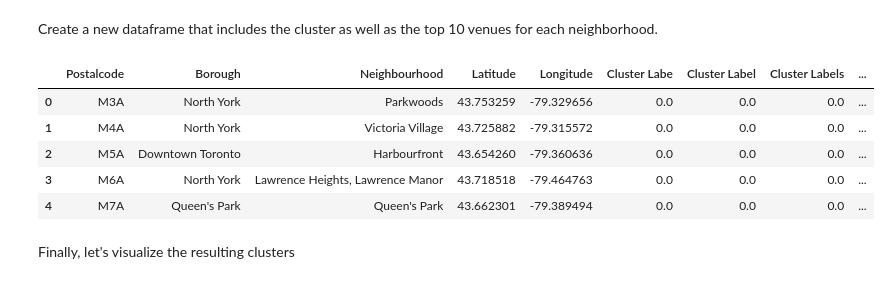
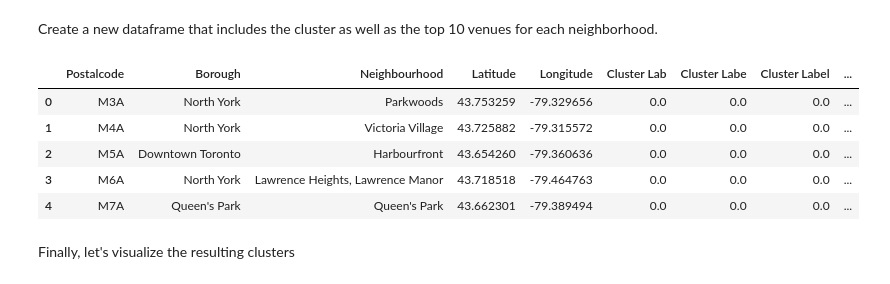
Before and after one commit to dougfreitas/Coursera_Capstone, a Jupyter notebook: Segmenting and Clustering Neighborhood.ipynb, the cells around one changed output. Drawn from its saved outputs; the diff is of its cells as text; code cells hidden in the pictures.

```diff
--- a/Segmenting and Clustering Neighborhood.ipynb
+++ b/Segmenting and Clustering Neighborhood.ipynb
@@ -364,16 +364,16 @@ kmeans.labels_[0:10]
 Create a new dataframe that includes the cluster as well as the top 10 venues for each neighborhood.
 # %%
 # add clustering labels
-neighborhoods_venues_sorted.insert(0, 'Cluster Labe', kmeans.labels_)
+neighborhoods_venues_sorted.insert(0, 'Cluster Lab', kmeans.labels_)
 
 toronto_merged = Toronto_df
 
 # merge toronto_grouped with toronto_data to add latitude/longitude for each neighborhood
 toronto_merged = toronto_merged.join(neighborhoods_venues_sorted.set_index('Neighborhood'), on='Neighbourhood')
 
 toronto_merged.head() # check the last columns!
 # %% [output]
-|  | Postalcode | Borough | Neighbourhood | Latitude | Longitude | Cluster Labe | Cluster Label | Cluster Labels | ... |
+|  | Postalcode | Borough | Neighbourhood | Latitude | Longitude | Cluster Lab | Cluster Labe | Cluster Label | ... |
 | 0 | M3A | North York | Parkwoods | 43.753259 | -79.329656 | 0.0 | 0.0 | 0.0 | ... |
 | 1 | M4A | North York | Victoria Village | 43.725882 | -79.315572 | 0.0 | 0.0 | 0.0 | ... |
 | 2 | M5A | Downtown Toronto | Harbourfront | 43.654260 | -79.360636 | 0.0 | 0.0 | 0.0 | ... |
```
Also changed, not shown: parts of 1 cell of this notebook.
